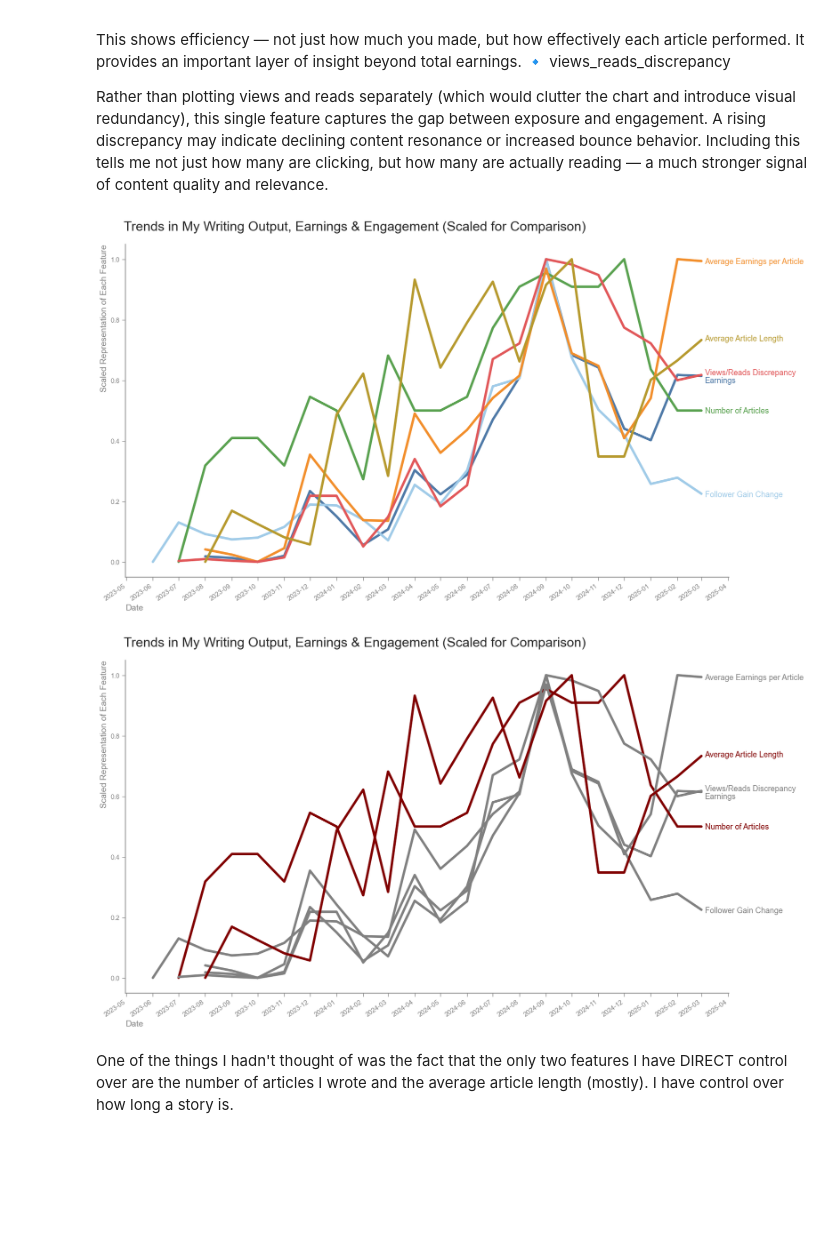
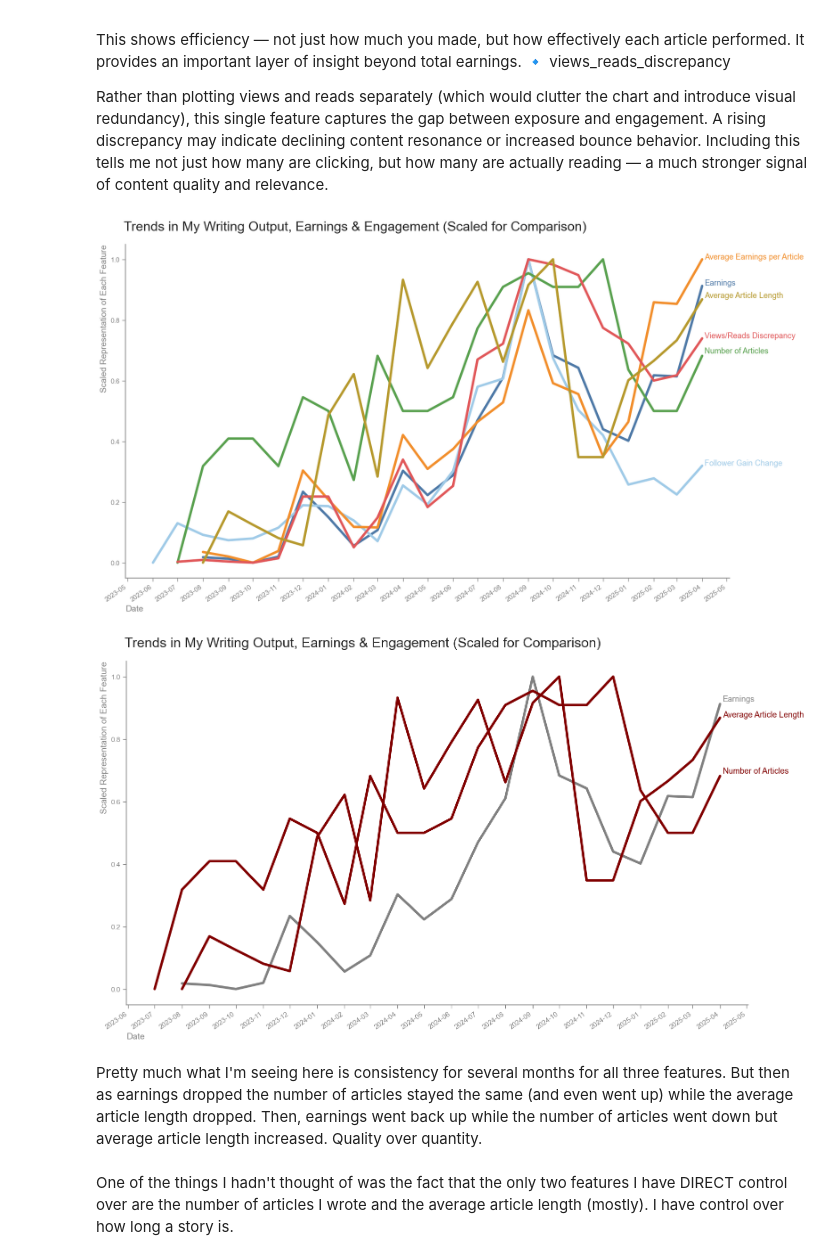
Before and after one commit to paul-trood/medium_earnings, a Jupyter notebook: 02_data_analysis.ipynb, the cells around one changed output. Drawn from its saved outputs; the diff is of its cells as text; code cells hidden in the pictures; blank space fills up the shorter version.

Commit message:
added data for a new month

```diff
--- a/02_data_analysis.ipynb
+++ b/02_data_analysis.ipynb
@@ -1107,25 +1047,50 @@ for spine in ax.spines.values():
 
 
 # Labels
-plt.text(20152,0.592,"Earnings", color ="#4E79A7", size = 13)
-plt.text(20152,0.215,"Follower Gain Change",color ="#A0CBE8", size = 13)
-plt.text(20152,0.492,"Number of Articles", color ="#59A14F", size = 13)
-plt.text(20152,0.985,"Average Earnings per Article", color ="#F28E2B", size = 13)
-plt.text(20152,0.618,"Views/Reads Discrepancy", color ="#E15759", size = 13)
-plt.text(20152,0.73,"Average Article Length", color ="#B6992D", size = 13)
+plt.text(20182,0.915,"Earnings", color ="#4E79A7", size = 13)
+plt.text(20182,0.32,"Follower Gain Change",color ="#A0CBE8", size = 13)
+plt.text(20182,0.69,"Number of Articles", color ="#59A14F", size = 13)
+plt.text(20182,1,"Average Earnings per Article", color ="#F28E2B", size = 13)
+plt.text(20182,0.74,"Views/Reads Discrepancy", color ="#E15759", size = 13)
+plt.text(20182,0.874,"Average Article Length", color ="#B6992D", size = 13)
 
 
 
 plt.show()
 # %% [output]
-[figure, old version]
+[figure, new version]
+# %%
+# Features to scale
+new_features = [
+    "earnings",
+    "number_articles",
+    "average_article_length(minutes)"
+]
+
+# STEP 1: Filter FIRST
+df_filtered = df_plot[
+    (df_plot["date"] >= "2023-04-01") &
+    (df_plot["date"] <= "2025-04-01")
+].copy()
+
+# STEP 2: THEN scale features
+from sklearn.preprocessing import MinMaxScaler
+
+scaler = MinMaxScaler()
+df_scaled = df_filtered.copy()
+df_scaled[new_features] = scaler.fit_transform(df_scaled[new_features])
+
+# STEP 3: Melt for Seaborn plotting
+df_melted = df_scaled.melt(
+    id_vars="date",
+    value_vars=new_features,
+    var_name="Feature",
+    value_name="Value"
+)
 # %%
 custom_colors = {
     "earnings": "grey",
-    "follower_gain(change)": "grey",
     "number_articles": "maroon",
-    "avg_earnings_per_article": "grey",
-    "views_reads_discrepancy": "grey",
     "average_article_length(minutes)": "maroon"
 }
 
@@ -1147,40 +1112,44 @@ sns.lineplot(
 ax.xaxis.set_major_locator(mdates.MonthLocator())
 ax.xaxis.set_major_formatter(mdates.DateFormatter('%Y-%m'))
 
 # Optional: Rotate labels for readability
 plt.xticks(rotation=35, ha="right")
 
 plt.title("Trends in My Writing Output, Earnings & Engagement (Scaled for Comparison)", fontsize=22, x=0.38, y = 1.03)
 plt.xlabel("Date", loc="left", size =14, color="grey")
 plt.ylabel("Scaled Representation of Each Feature", loc="top", size = 14, color="grey")
 ax.get_legend().remove()
 plt.grid(False)
 sns.despine()
 
 # Turn on the ticks for both x and y axes
 ax.tick_params(axis='both', which='both', bottom=True, left=True)
 # Axis settings
 ax.tick_params(axis="x", colors="grey", width=1)
 ax.tick_params(axis="y", colors="grey", width=1)
 
 # Set color of spines to grey for both axes
 for spine in ax.spines.values():
     spine.set_color("grey")
 
 
 # Labels
-plt.text(20152,0.592,"Earnings", color ="grey", size = 13)
-plt.text(20152,0.215,"Follower Gain Change",color ="grey", size = 13)
-plt.text(20152,0.492,"Number of Articles", color ="maroon", size = 13)
-plt.text(20152,0.985,"Average Earnings per Article", color ="grey", size = 13)
-plt.text(20152,0.618,"Views/Reads Discrepancy", color ="grey", size = 13)
-plt.text(20152,0.73,"Average Article Length", color ="maroon", size = 13)
+plt.text(20182,0.92,"Earnings", color ="grey", size = 13)
+
+plt.text(20182,0.69,"Number of Articles", color ="maroon", size = 13)
+
+plt.text(20182,0.87,"Average Article Length", color ="maroon", size = 13)
 
 
 
 plt.show()
 # %% [output]
-[figure, old version]
+[figure, new version]
+# %% [markdown]
+Pretty much what I'm seeing here is consistency for several months for all three features.
+But then as earnings dropped the number of articles stayed the same (and even went up) while the average article length dropped.
+Then, earnings went back up while the number of articles went down but average article length increased.
+Quality over quantity.
 # %% [markdown]
 One of the things I hadn't thought of was the fact that the only two features I have DIRECT control over are the number of articles I wrote and the average article length (mostly). I have control over how long a story is.
 # %%
```
Also changed, not shown: parts of 14 cells of this notebook, 1 other file.
